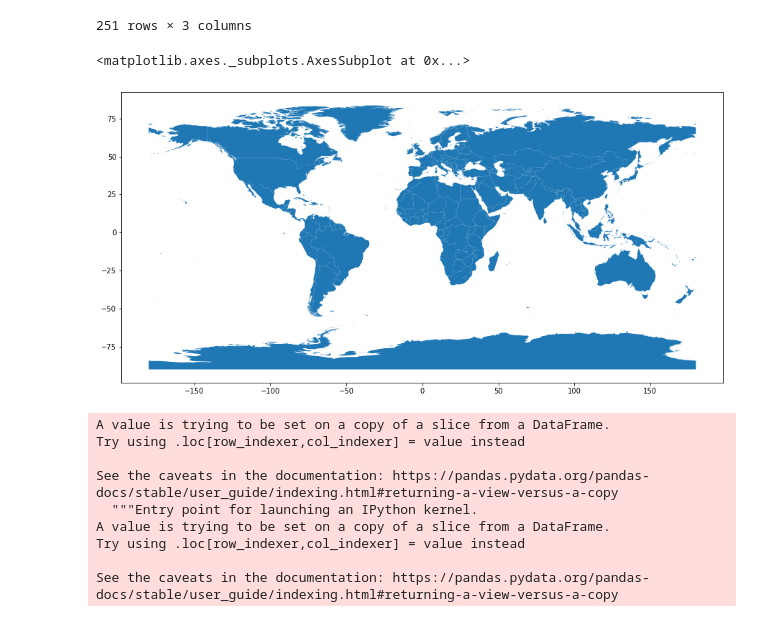
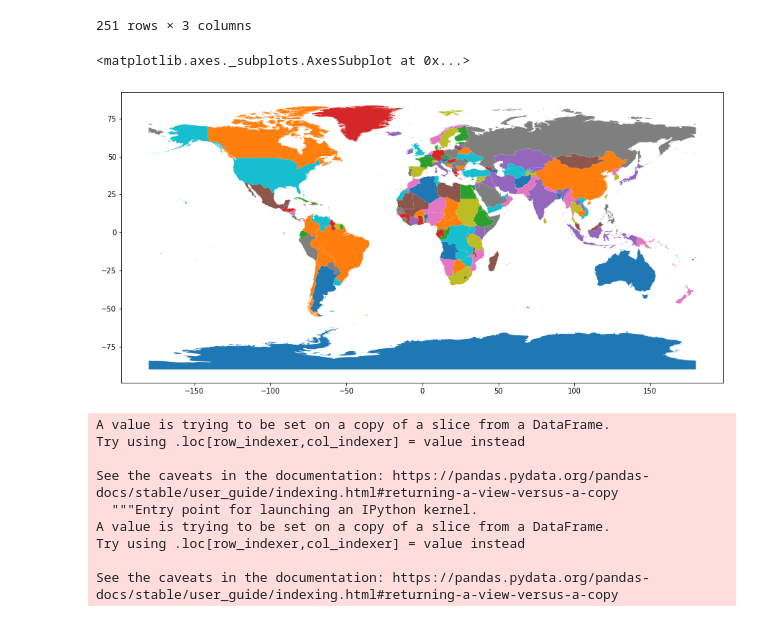
Before and after one commit to naashonomics/covid19_data_hacks, a Jupyter notebook: covid 19 visualizations.ipynb, the cells around one changed output. Saved outputs shown, nothing was run; the diff lists cells and outputs as text; code cells hidden in the pictures.

```diff
--- a/covid 19 visualizations.ipynb
+++ b/covid 19 visualizations.ipynb
@@ -147,7 +171,7 @@ countries
 251 rows × 3 columns
 # %%
 fig,ax=plt.subplots(figsize=(15,15))
-countries.plot(ax=ax)
+countries.plot(column='CNTRY_NAME',ax=ax)
 # %% [output]
 <matplotlib.axes._subplots.AxesSubplot at 0x...>
-[figure, old version]
+[figure, new version]
```
Also changed, not shown: parts of 11 cells of this notebook.
